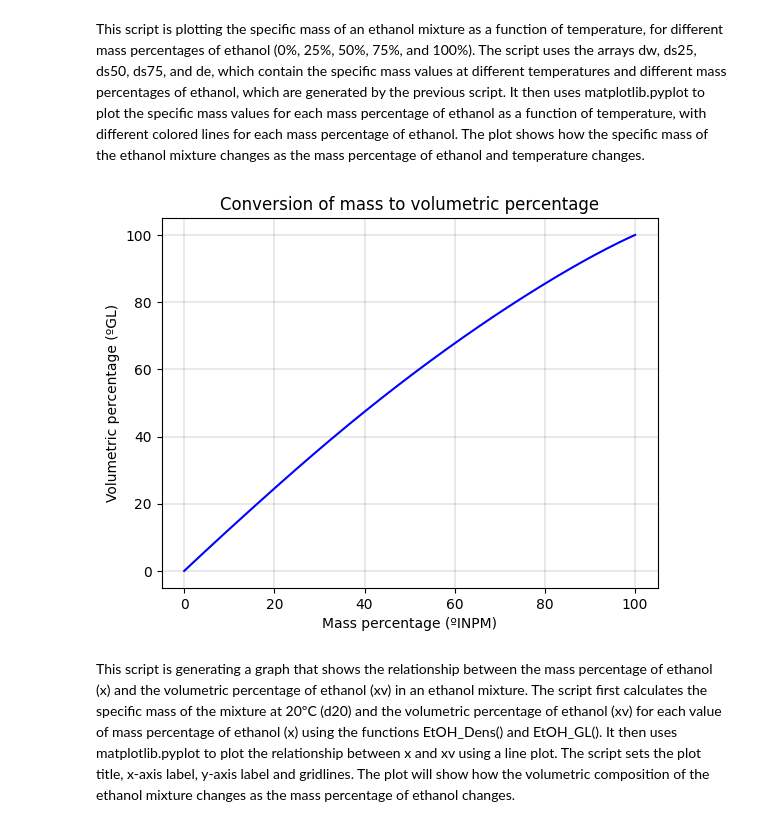
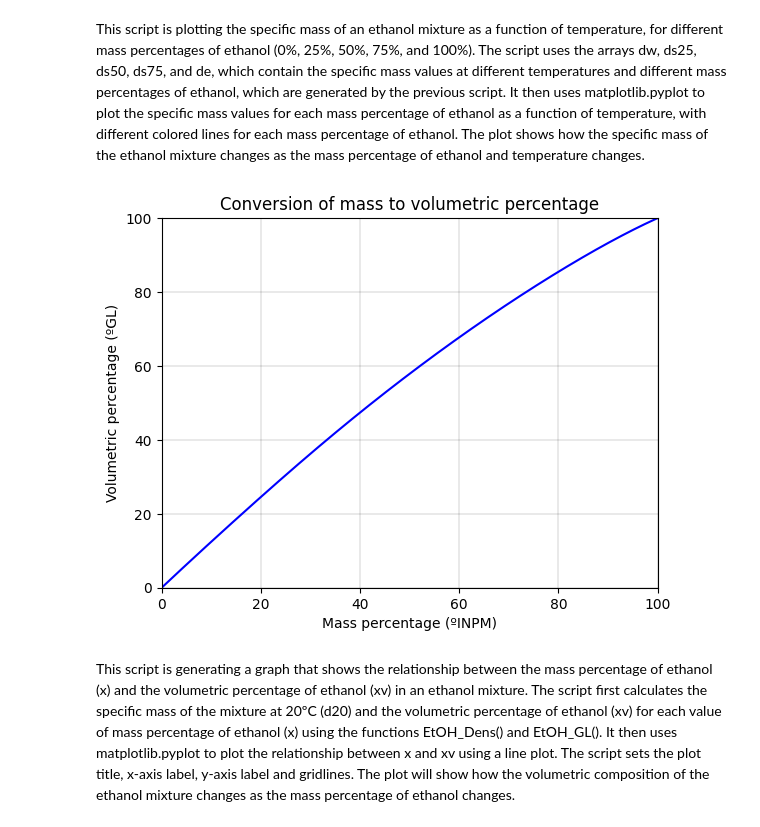
Before and after one commit to willc127/Alcoholic_curves, a Jupyter notebook: EtOH_Density.ipynb, the cells around one changed output. Drawn from its saved outputs; the diff is of its cells as text; code cells hidden in the pictures.

```diff
--- a/EtOH_Density.ipynb
+++ b/EtOH_Density.ipynb
@@ -164,20 +164,22 @@ The plot shows how the specific mass of the ethanol mixture changes as the mass
 # %%
 #calculate the specific mass at 20ºC and volumetric composition
 x = np.linspace(0,100,500)
 d20 = np.zeros(len(x))
 xv = np.zeros(len(x))
 for i in range(0,len(x)):
     d20[i] = EtOH_Dens(x[i],20)
     xv[i] = EtOH_GL(x[i],d20[i])
 
 #Define the plot parameters
 plt.plot(x, xv,'-', color='blue')
+plt.xlim(0,100)
+plt.ylim(0,100)
 plt.title('Conversion of mass to volumetric percentage')
 plt.xlabel('Mass percentage (ºINPM)')
 plt.ylabel('Volumetric percentage (ºGL)')
 plt.grid(which='major', axis='both', linestyle='-', linewidth=0.125, color = 'black')
 # %% [output]
-[figure, old version]
+[figure, new version]
 # %% [markdown]
 This script is generating a graph that shows the relationship between the mass percentage of ethanol (x) and the volumetric percentage of ethanol (xv) in an ethanol mixture. The script first calculates the specific mass of the mixture at 20ºC (d20) and the volumetric percentage of ethanol (xv) for each value of mass percentage of ethanol (x) using the functions EtOH_Dens() and EtOH_GL().
 It then uses matplotlib.pyplot to plot the relationship between x and xv using a line plot. The script sets the plot title, x-axis label, y-axis label and gridlines.
```
Also changed, not shown: parts of 1 cell of this notebook, 4 other files.
